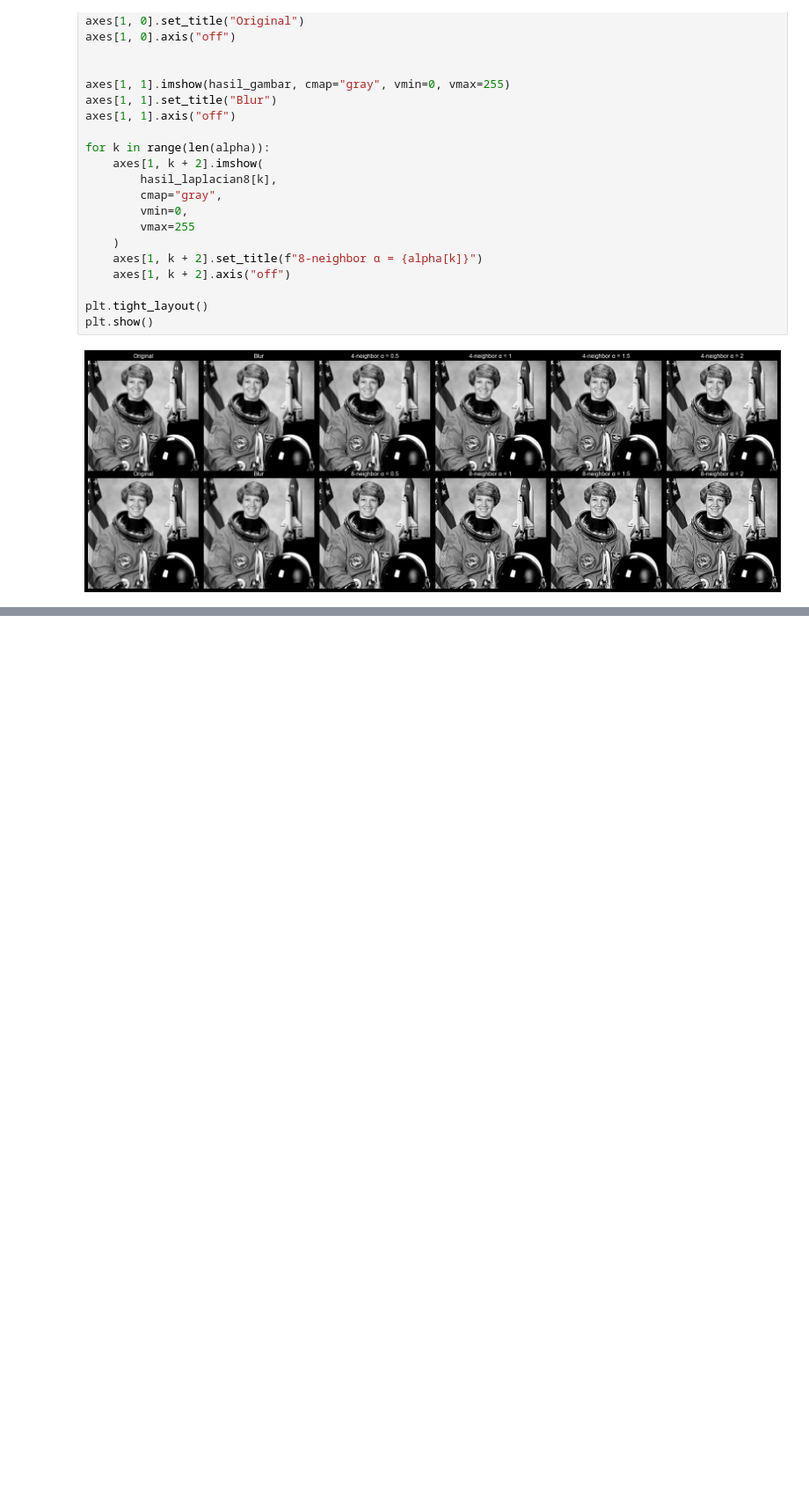
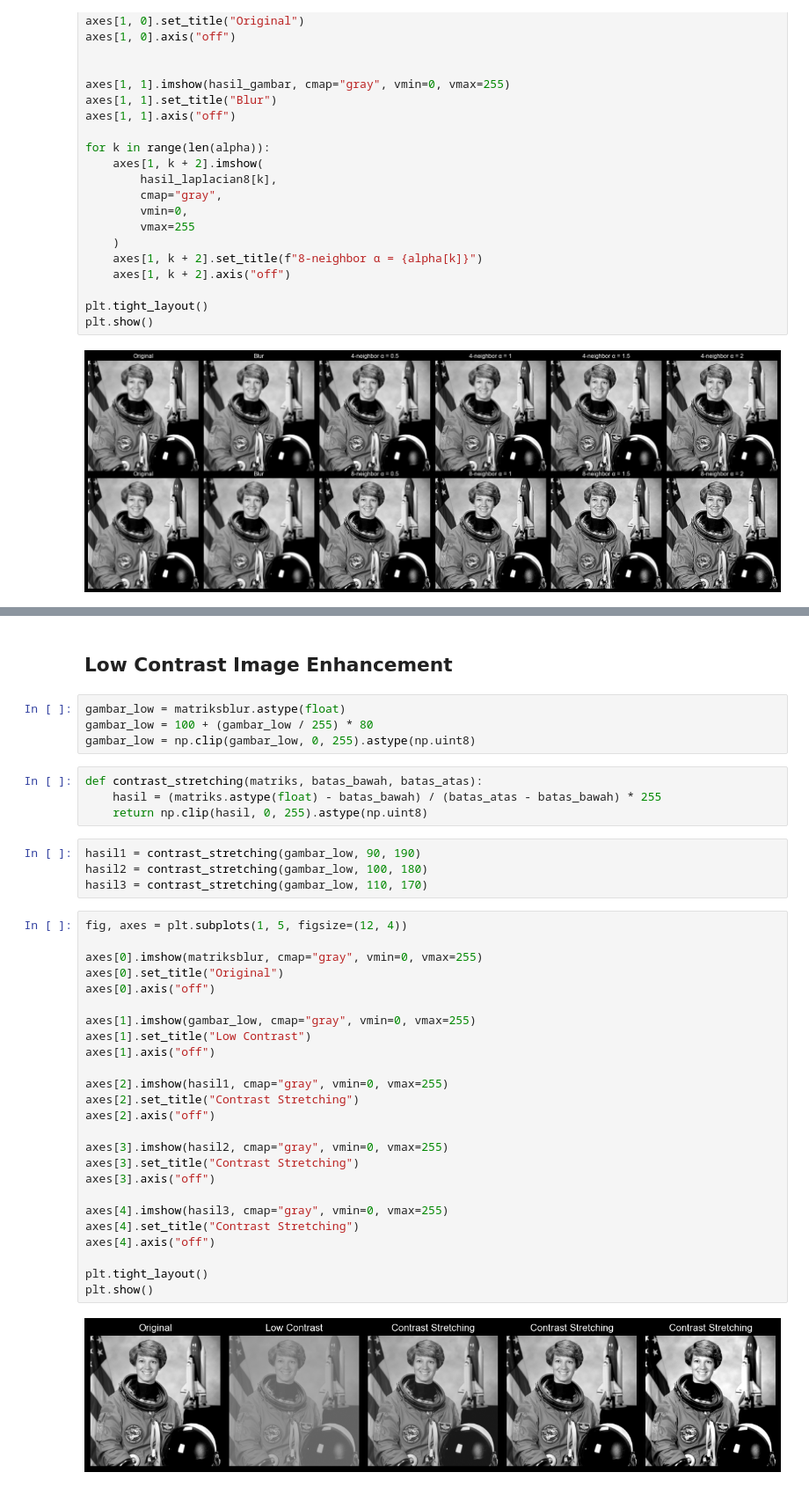
Before and after one commit to Rin849/PCD_Assignment02, a Jupyter notebook: PCD_Assignment_02_Folder/PCD_Assignment02.ipynb, the cells around one changed output, grey strips where cells are left out. Shown at 88% size. Saved outputs shown, nothing was run; the diff lists cells and outputs as text; blank space fills up the shorter version.

```diff
--- a/PCD_Assignment_02_Folder/PCD_Assignment02.ipynb
+++ b/PCD_Assignment_02_Folder/PCD_Assignment02.ipynb
@@ -158,0 +258,41 @@ plt.show()
+# %% [markdown]
+## Low Contrast Image Enhancement
+# %%
+gambar_low = matriksblur.astype(float)
+gambar_low = 100 + (gambar_low / 255) * 80
+gambar_low = np.clip(gambar_low, 0, 255).astype(np.uint8)
+# %%
+def contrast_stretching(matriks, batas_bawah, batas_atas):
+    hasil = (matriks.astype(float) - batas_bawah) / (batas_atas - batas_bawah) * 255
+    return np.clip(hasil, 0, 255).astype(np.uint8)
+# %%
+hasil1 = contrast_stretching(gambar_low, 90, 190)
+hasil2 = contrast_stretching(gambar_low, 100, 180)
+hasil3 = contrast_stretching(gambar_low, 110, 170)
+# %%
+fig, axes = plt.subplots(1, 5, figsize=(12, 4))
+
+axes[0].imshow(matriksblur, cmap="gray", vmin=0, vmax=255)
+axes[0].set_title("Original")
+axes[0].axis("off")
+
+axes[1].imshow(gambar_low, cmap="gray", vmin=0, vmax=255)
+axes[1].set_title("Low Contrast")
+axes[1].axis("off")
+
+axes[2].imshow(hasil1, cmap="gray", vmin=0, vmax=255)
+axes[2].set_title("Contrast Stretching")
+axes[2].axis("off")
+
+axes[3].imshow(hasil2, cmap="gray", vmin=0, vmax=255)
+axes[3].set_title("Contrast Stretching")
+axes[3].axis("off")
+
+axes[4].imshow(hasil3, cmap="gray", vmin=0, vmax=255)
+axes[4].set_title("Contrast Stretching")
+axes[4].axis("off")
+
+plt.tight_layout()
+plt.show()
+# %% [output]
+[figure, added]
```
Also changed, not shown: parts of 19 cells of this notebook, 1 other file.
